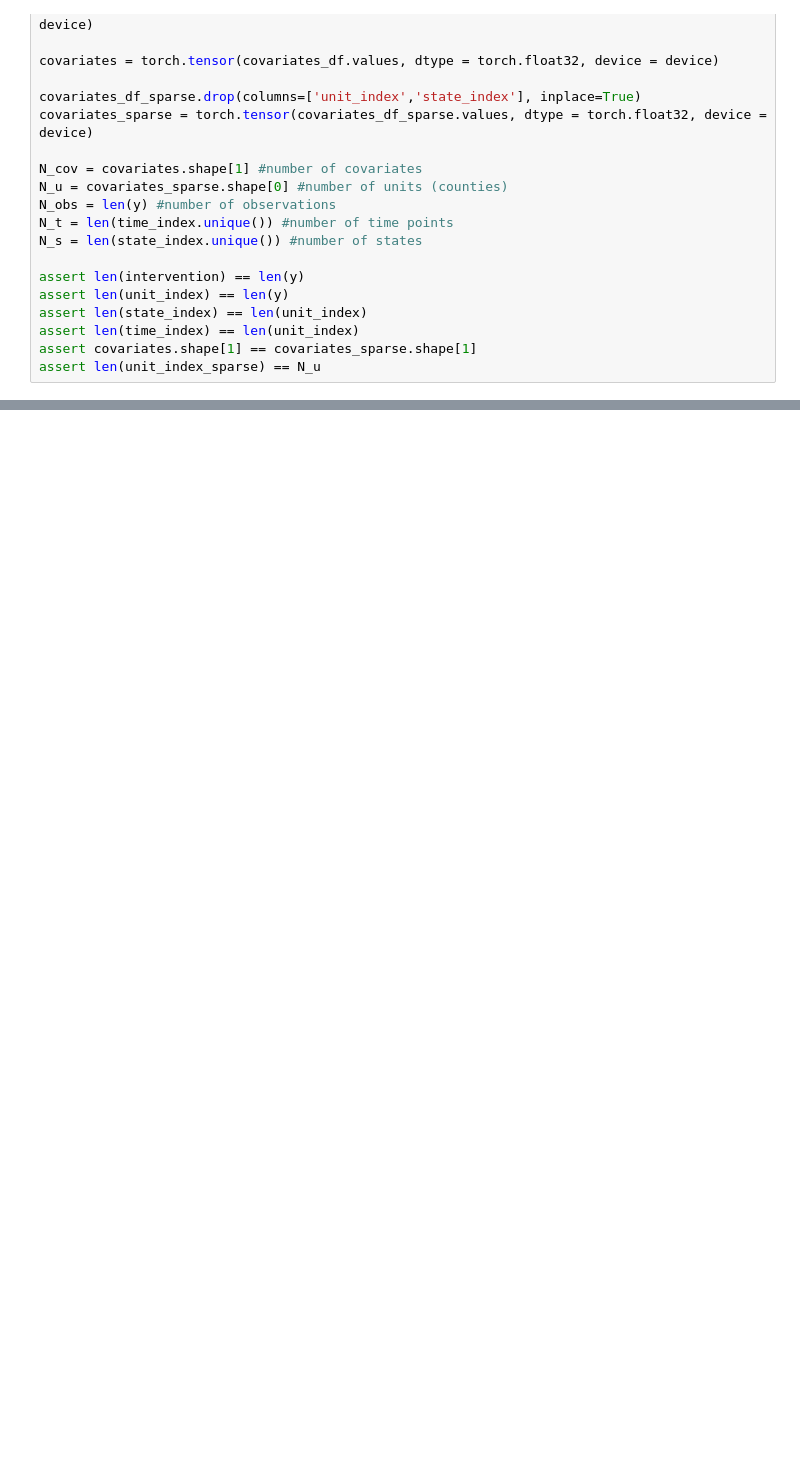
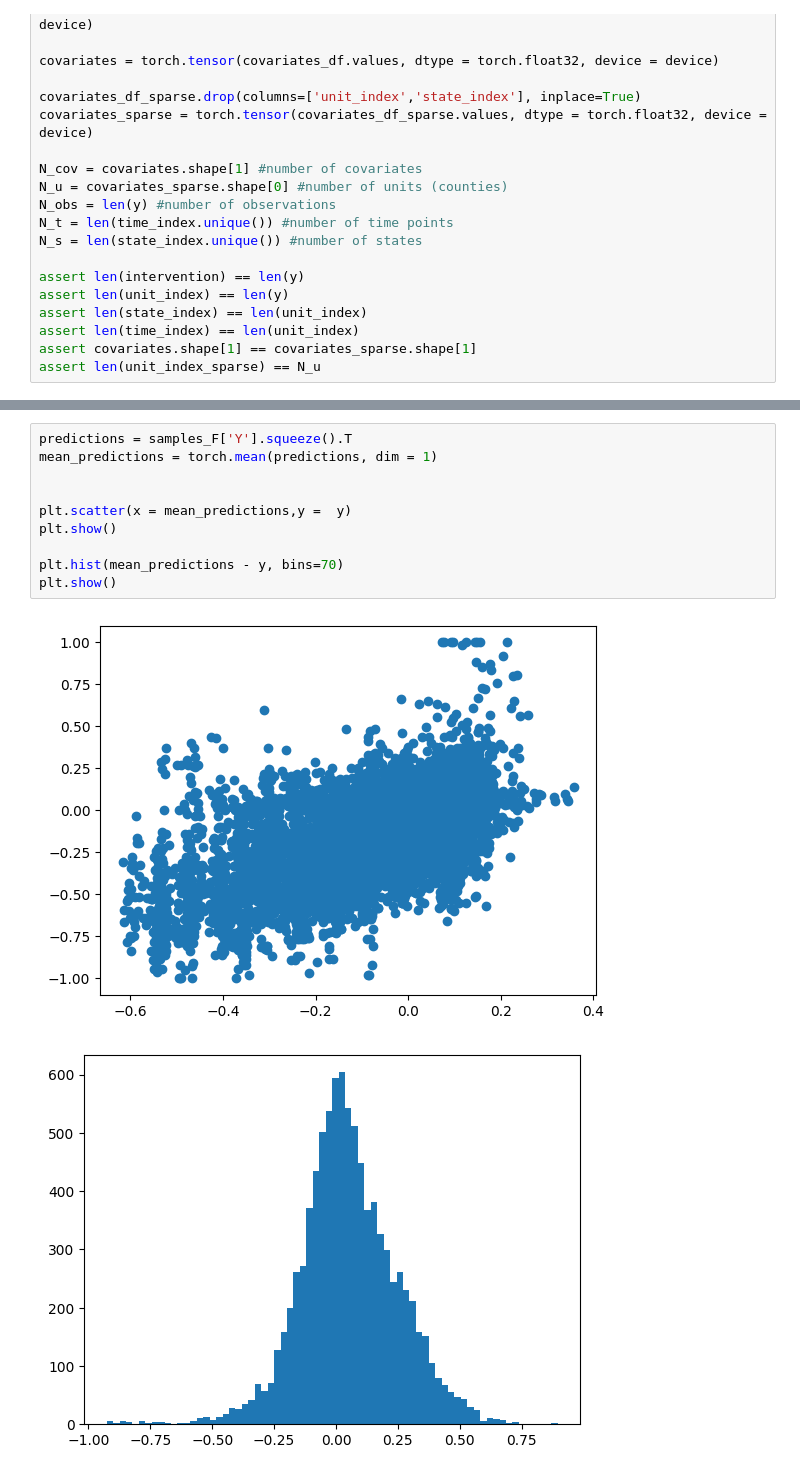
Before and after one commit to BasisResearch/cities, a Jupyter notebook: docs/experimental_notebooks/interaction_cities_prototype.ipynb, the cells around one changed output, grey strips where cells are left out. Saved outputs shown, nothing was run; the diff lists cells and outputs as text; blank space fills up the shorter version.

```diff
--- a/docs/experimental_notebooks/interaction_cities_prototype.ipynb
+++ b/docs/experimental_notebooks/interaction_cities_prototype.ipynb
@@ -257,0 +352,13 @@ X (2998, 30)
+# %%
+predictions = samples_F['Y'].squeeze().T
+mean_predictions = torch.mean(predictions, dim = 1)
+
+
+plt.scatter(x = mean_predictions,y =  y)
+plt.show()
+
+plt.hist(mean_predictions - y, bins=70)
+plt.show()
+# %% [output]
+[figure, added]
+[figure, added]
```
Also changed, not shown: parts of 10 cells of this notebook, 3 other files.
